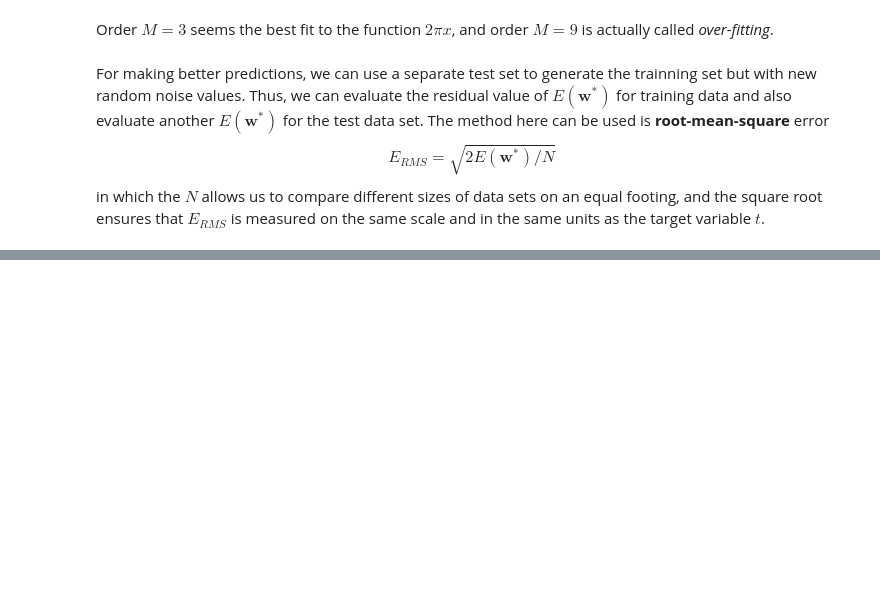
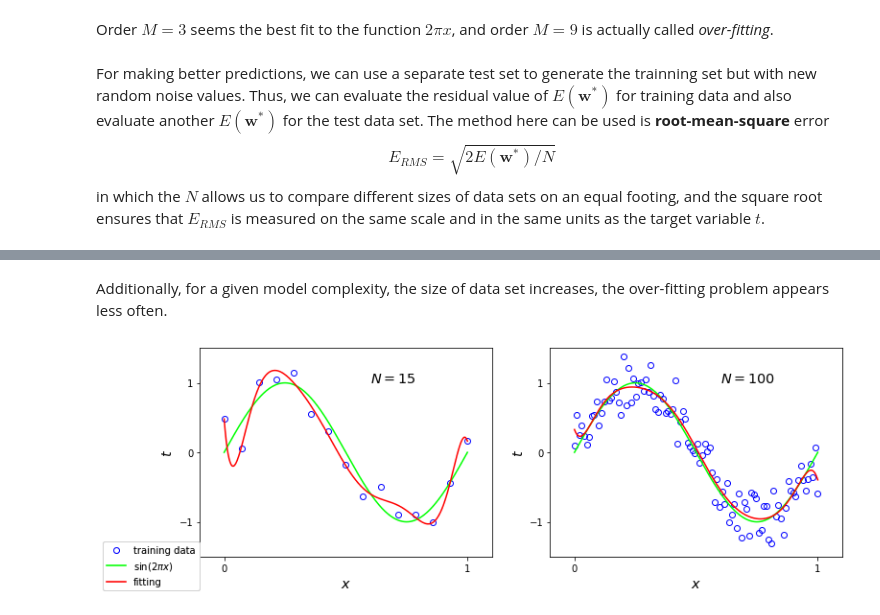
Before and after one commit to Helianus/PRML, a Jupyter notebook: 01-Introduction/01-1-Example-Polynomial-Curve-Fitting.ipynb, the cells around one changed output, grey strips where cells are left out. Drawn from its saved outputs; the diff is of its cells as text; code cells hidden in the pictures; blank space fills up the shorter version.

```diff
--- a/01-Introduction/01-1-Example-Polynomial-Curve-Fitting.ipynb
+++ b/01-Introduction/01-1-Example-Polynomial-Curve-Fitting.ipynb
@@ -106,0 +123,29 @@ ax.legend(["Traning", "Test"], loc="best")
+# %% [markdown]
+Additionally, for a given model complexity, the size of data set increases, the over-fitting problem appears less often.
+# %%
+fig, axes = plt.subplots(1, 2, figsize=(12, 4))
+axes = axes.flatten()
+
+for ax, N in zip(axes, (15, 100)):
+    x_tr = np.linspace(0, 1, N)
+
+    t_tr = np.sin(2 * np.pi * x_tr) + 0.25 * np.random.randn(N)
+
+    coeff = np.polyfit(x_tr, t_tr, degree)
+    yfun = np.poly1d(coeff)
+
+    xx = np.linspace(0, 1, 500)
+    ax.plot(x_tr, t_tr, 'bo', mfc="none", label="training data")
+    ax.plot(xx, np.sin(2*np.pi*xx), "lime", label="$\sin(2\pi x)$")
+    ax.plot(xx, yfun(xx), 'r', label="fitting")
+    ax.set_xlim(-0.1, 1.1)
+    ax.set_ylim(-1.5, 1.5)
+    ax.set_xticks([0,1])
+    ax.set_yticks([-1, 0, 1])
+    ax.set_xlabel("$x$", fontsize="x-large")
+    ax.set_ylabel("$t$", fontsize="x-large")
+    ax.text(0.6, 1, "$N={}$".format(N), fontsize="x-large")
+    handles, labels = ax.get_legend_handles_labels()
+    fig.legend(handles, labels, loc="lower left", borderaxespad=0.7)
+# %% [output]
+[figure, added]
```
Also changed, not shown: parts of 6 cells of this notebook.
